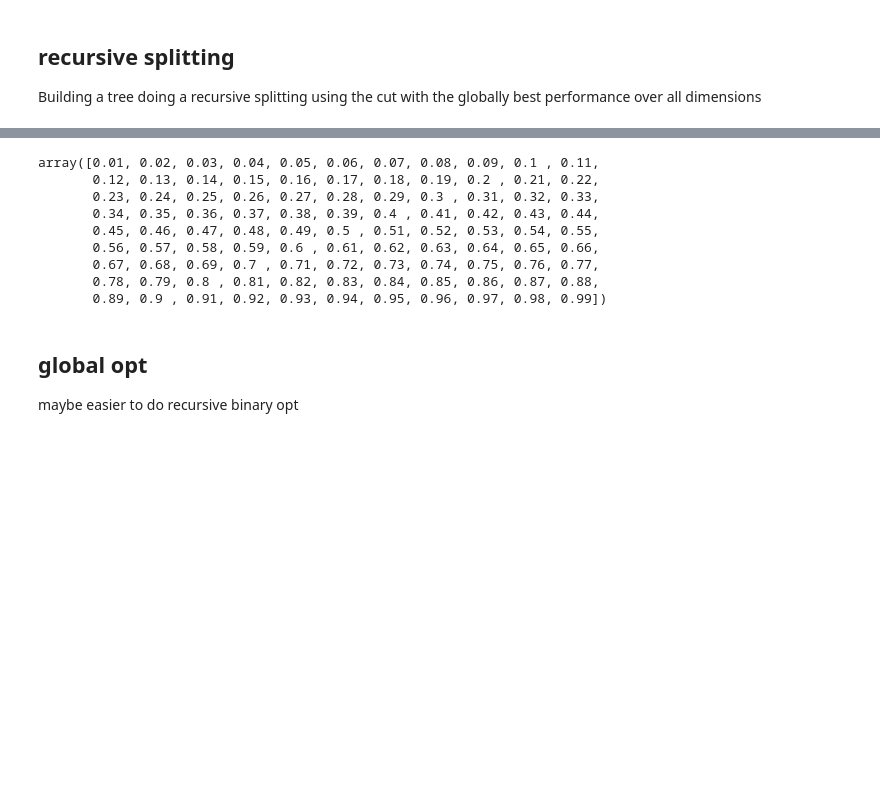
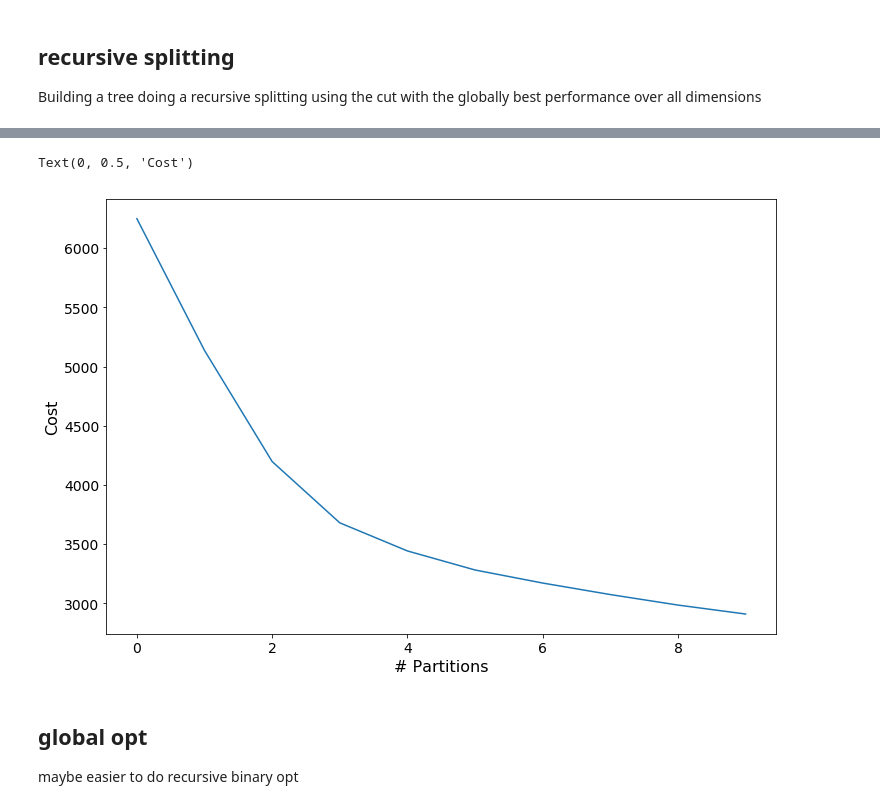
Before and after one commit to philippeller/space_partitioning, a Jupyter notebook: space_partitioning.ipynb, the cells around one changed output, grey strips where cells are left out. Cells and saved outputs as stored; diff of their text form; code cells hidden in the pictures; blank space fills up the shorter version.

```diff
--- a/space_partitioning.ipynb
+++ b/space_partitioning.ipynb
@@ -431,12 +524,0 @@ plt.savefig('dim_6_7_10_partitioning.png')
-# %%
-cuts
-# %% [output]
-array([0.01, 0.02, 0.03, 0.04, 0.05, 0.06, 0.07, 0.08, 0.09, 0.1 , 0.11,
-       0.12, 0.13, 0.14, 0.15, 0.16, 0.17, 0.18, 0.19, 0.2 , 0.21, 0.22,
-       0.23, 0.24, 0.25, 0.26, 0.27, 0.28, 0.29, 0.3 , 0.31, 0.32, 0.33,
-       0.34, 0.35, 0.36, 0.37, 0.38, 0.39, 0.4 , 0.41, 0.42, 0.43, 0.44,
-       0.45, 0.46, 0.47, 0.48, 0.49, 0.5 , 0.51, 0.52, 0.53, 0.54, 0.55,
-       0.56, 0.57, 0.58, 0.59, 0.6 , 0.61, 0.62, 0.63, 0.64, 0.65, 0.66,
-       0.67, 0.68, 0.69, 0.7 , 0.71, 0.72, 0.73, 0.74, 0.75, 0.76, 0.77,
-       0.78, 0.79, 0.8 , 0.81, 0.82, 0.83, 0.84, 0.85, 0.86, 0.87, 0.88,
-       0.89, 0.9 , 0.91, 0.92, 0.93, 0.94, 0.95, 0.96, 0.97, 0.98, 0.99])
@@ -443,3 +529,13 @@ array([0.01, 0.02, 0.03, 0.04, 0.05, 0.06, 0.07, 0.08, 0.09, 0.1 , 0.11,
+# %%
+plt.plot(np.arange(len(metric_values)), metric_values)
+plt.gca().set_xlabel('# Partitions')
+plt.gca().set_ylabel('Cost')
+#plt.gca().set_yscale('log')
+
+#plt.savefig('cost_vs_cuts.png')
+# %% [output]
+Text(0, 0.5, 'Cost')
+[figure, added]
 # %% [markdown]
 ## global opt
 maybe easier to do recursive binary opt
```
Also changed, not shown: parts of 19 cells of this notebook, 3 other files.
